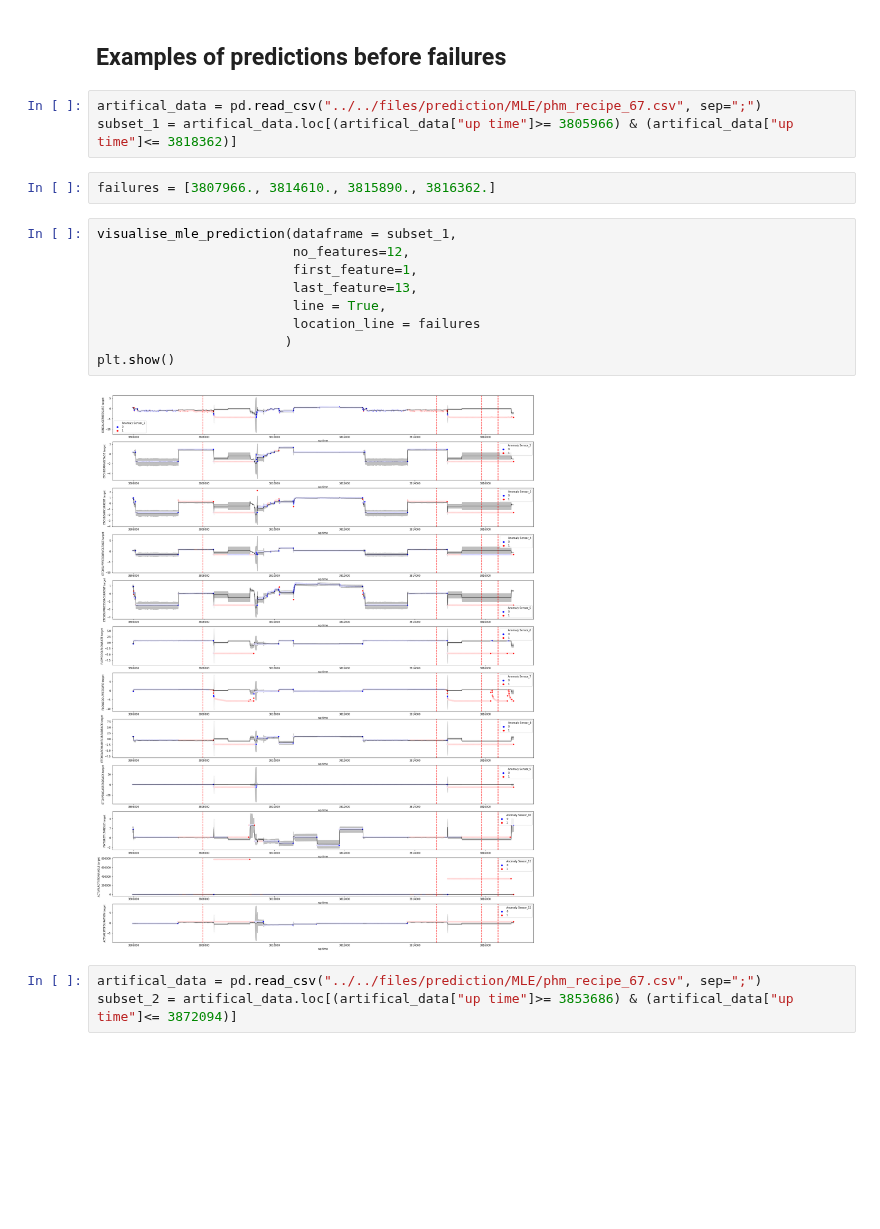
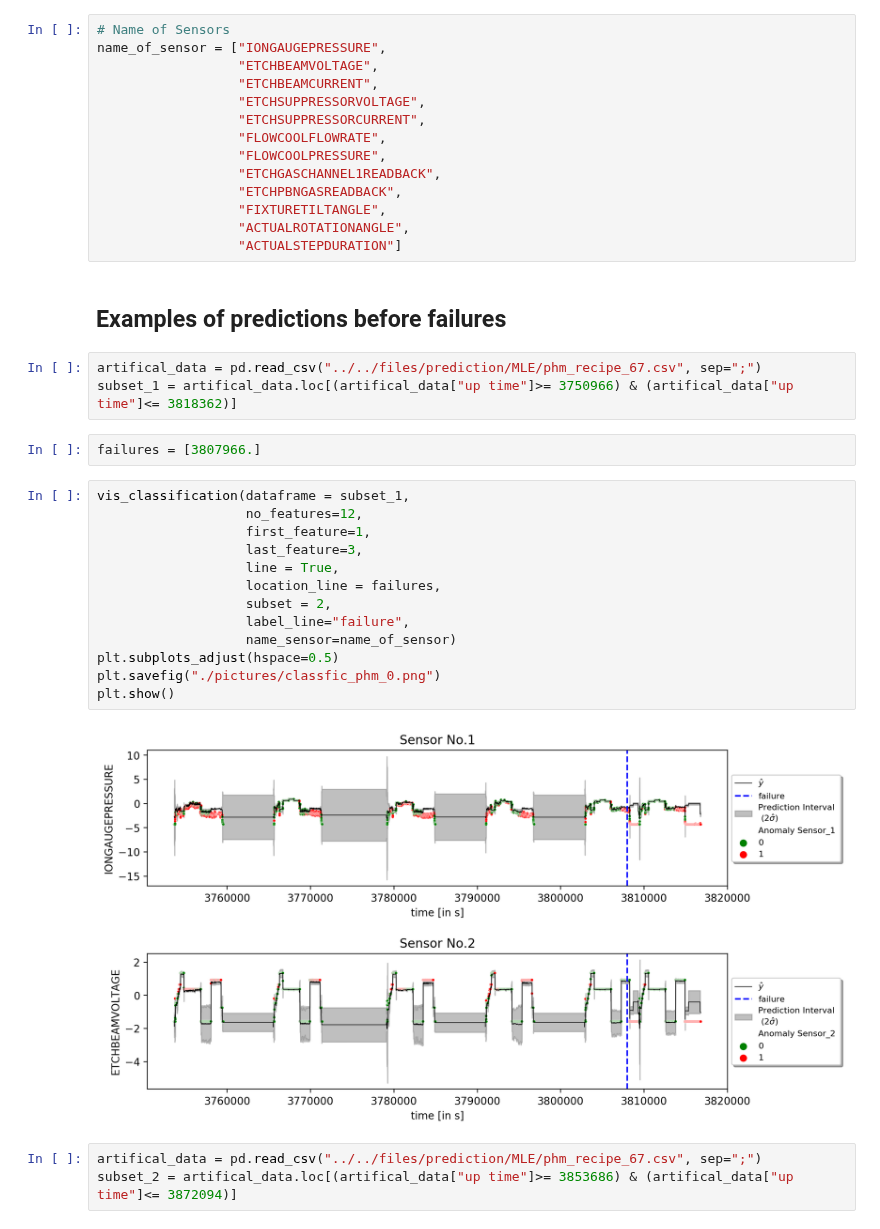
Before and after one commit to carlov93/predictive_maintenance, a Jupyter notebook: src/visualisation/prediction/MLE/vis_phm_data.ipynb, the cells around one changed output. Saved outputs shown, nothing was run; the diff lists cells and outputs as text; blank space fills up the shorter version.

Commit message:
new pictures and updated graphs

```diff
--- a/src/visualisation/prediction/MLE/vis_phm_data.ipynb
+++ b/src/visualisation/prediction/MLE/vis_phm_data.ipynb
@@ -63,21 +75,39 @@ all_failures_67 =[3807966., 3814610., 3815890., 3816362., 3856686., 3860122., 38
+# %%
+# Name of Sensors
+name_of_sensor = ["IONGAUGEPRESSURE",
+                  "ETCHBEAMVOLTAGE",
+                  "ETCHBEAMCURRENT",
+                  "ETCHSUPPRESSORVOLTAGE",
+                  "ETCHSUPPRESSORCURRENT",
+                  "FLOWCOOLFLOWRATE",
+                  "FLOWCOOLPRESSURE",
+                  "ETCHGASCHANNEL1READBACK",
+                  "ETCHPBNGASREADBACK",
+                  "FIXTURETILTANGLE",
+                  "ACTUALROTATIONANGLE",
+                  "ACTUALSTEPDURATION"]
 # %% [markdown]
 ## Examples of predictions before failures
 # %%
 artifical_data = pd.read_csv("../../files/prediction/MLE/phm_recipe_67.csv", sep=";")
-subset_1 = artifical_data.loc[(artifical_data["up time"]>= 3805966) & (artifical_data["up time"]<= 3818362)]
+subset_1 = artifical_data.loc[(artifical_data["up time"]>= 3750966) & (artifical_data["up time"]<= 3818362)]
 # %%
-failures = [3807966., 3814610., 3815890., 3816362.]
+failures = [3807966.]
 # %%
-visualise_mle_prediction(dataframe = subset_1,
-                         no_features=12,
-                         first_feature=1,
-                         last_feature=13,
-                         line = True,
-                         location_line = failures
-                        )
+vis_classification(dataframe = subset_1,
+                   no_features=12,
+                   first_feature=1,
+                   last_feature=3,
+                   line = True,
+                   location_line = failures,
+                   subset = 2,
+                   label_line="failure",
+                   name_sensor=name_of_sensor)
+plt.subplots_adjust(hspace=0.5)
+plt.savefig("./pictures/classfic_phm_0.png")
 plt.show()
 # %% [output]
-[figure, old version]
+[figure, new version]
 # %%
 artifical_data = pd.read_csv("../../files/prediction/MLE/phm_recipe_67.csv", sep=";")
 subset_2 = artifical_data.loc[(artifical_data["up time"]>= 3853686) & (artifical_data["up time"]<= 3872094)]
```
Also changed, not shown: parts of 4 cells of this notebook, 22 other files.
